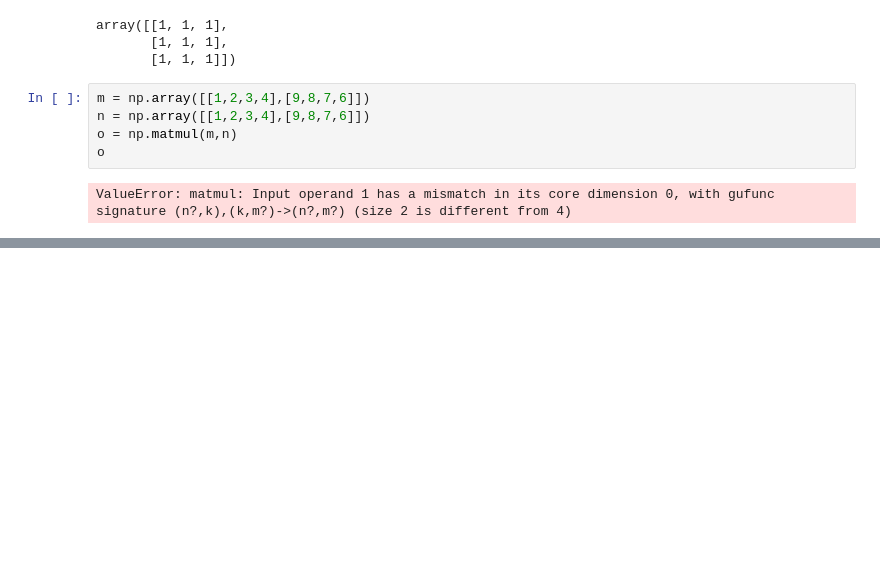
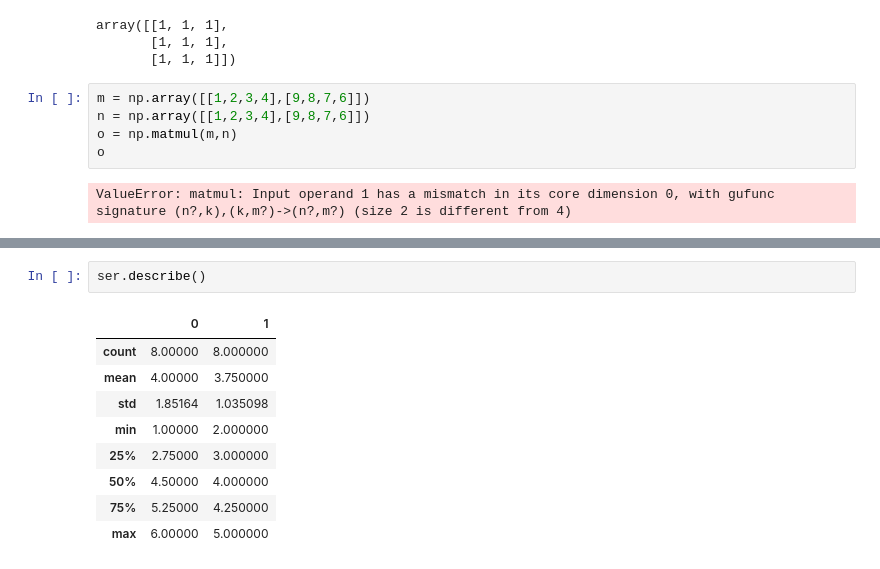
Before and after one commit to SVIGHNESH/my-python-codes, a Jupyter notebook: File Operation/College.ipynb, the cells around one changed output, grey strips where cells are left out. Saved outputs shown, nothing was run; the diff lists cells and outputs as text; blank space fills up the shorter version.

```diff
--- a/File Operation/College.ipynb
+++ b/File Operation/College.ipynb
@@ -141,0 +191,12 @@ ValueError: matmul: Input operand 1 has a mismatch in its core dimension 0, with
+# %%
+ser.describe()
+# %% [output]
+|  | 0 | 1 |
+| count | 8.00000 | 8.000000 |
+| mean | 4.00000 | 3.750000 |
+| std | 1.85164 | 1.035098 |
+| min | 1.00000 | 2.000000 |
+| 25% | 2.75000 | 3.000000 |
+| 50% | 4.50000 | 4.000000 |
+| 75% | 5.25000 | 4.250000 |
+| max | 6.00000 | 5.000000 |
```
Also changed, not shown: parts of 9 cells of this notebook, 11 other files.
